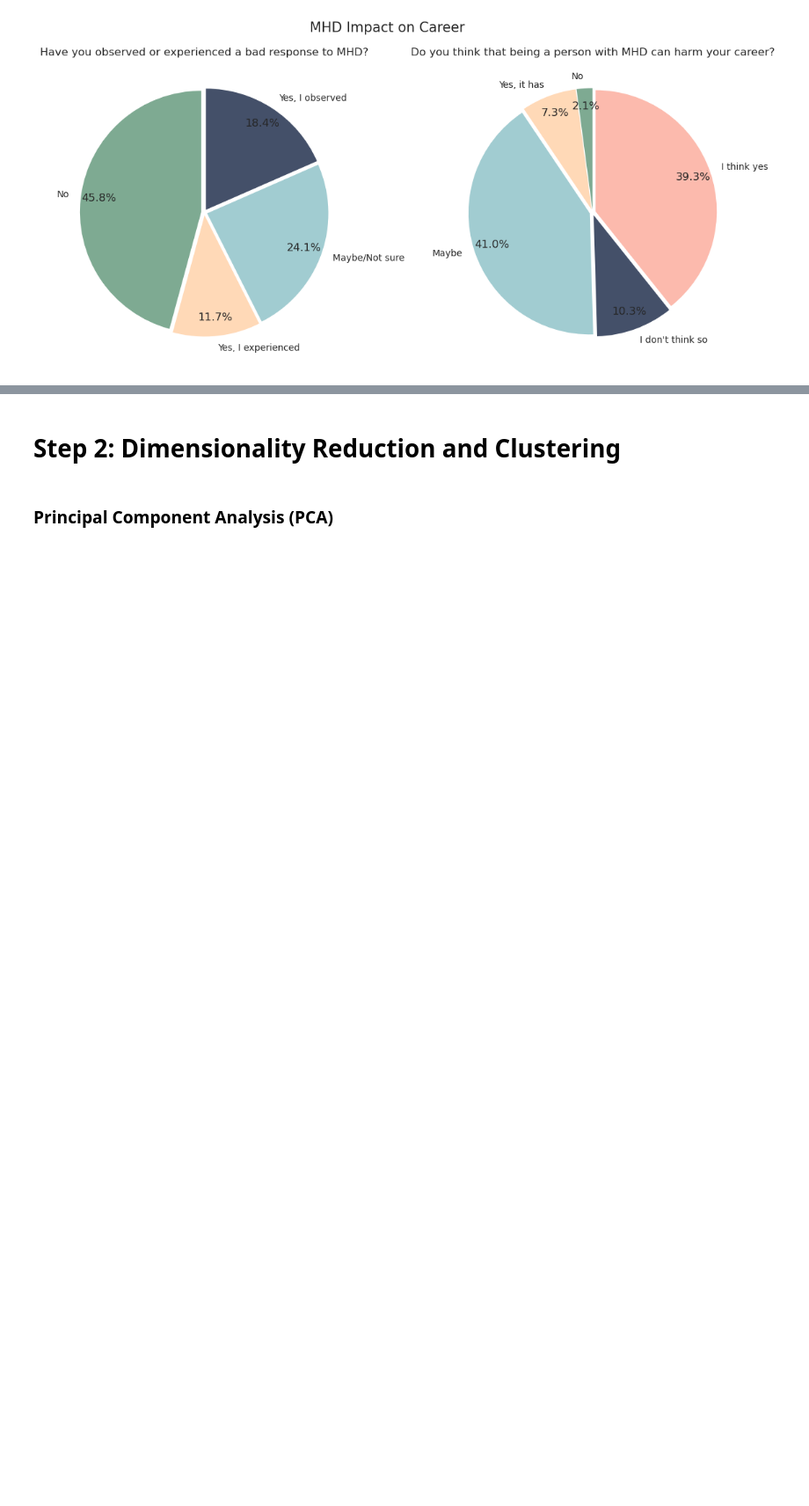
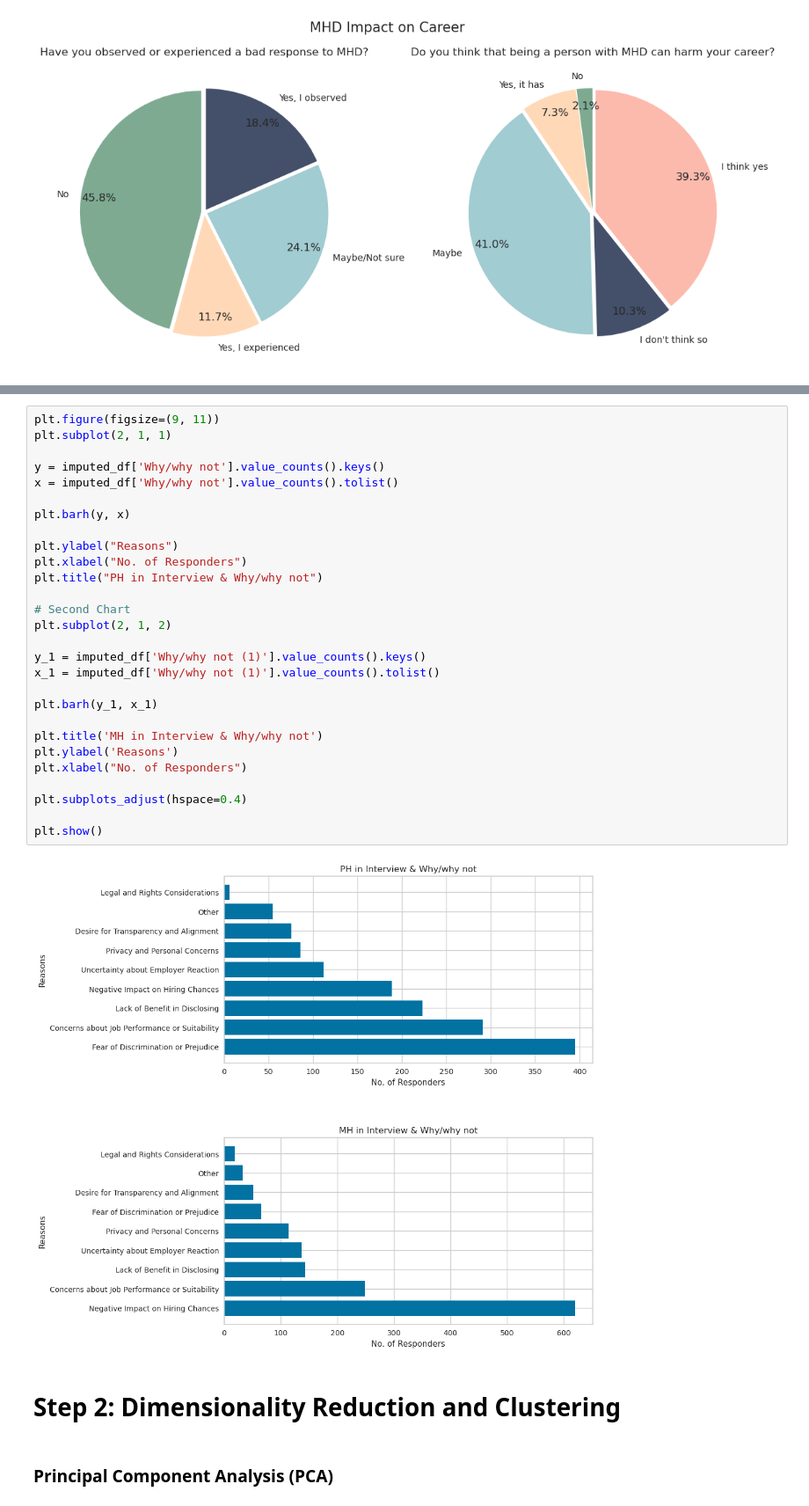
Before and after one commit to gulomovazukhrakhon/kaggle, a Jupyter notebook: mental-health-in-tech.ipynb, the cells around one changed output, grey strips where cells are left out. Shown at 88% size. Saved outputs shown, nothing was run; the diff lists cells and outputs as text; blank space fills up the shorter version.

```diff
--- a/mental-health-in-tech.ipynb
+++ b/mental-health-in-tech.ipynb
@@ -664,3 +809,33 @@ plt.show()
+# %%
+plt.figure(figsize=(9, 11))
+plt.subplot(2, 1, 1)
+
+y = imputed_df['Why/why not'].value_counts().keys()
+x = imputed_df['Why/why not'].value_counts().tolist()
+
+plt.barh(y, x)
+
+plt.ylabel("Reasons")
+plt.xlabel("No. of Responders")
+plt.title("PH in Interview & Why/why not")
+
+# Second Chart
+plt.subplot(2, 1, 2)
+
+y_1 = imputed_df['Why/why not (1)'].value_counts().keys()
+x_1 = imputed_df['Why/why not (1)'].value_counts().tolist()
+
+plt.barh(y_1, x_1)
+
+plt.title('MH in Interview & Why/why not')
+plt.ylabel('Reasons')
+plt.xlabel("No. of Responders")
+
+plt.subplots_adjust(hspace=0.4)
+
+plt.show()
+# %% [output]
+[figure, added]
 # %% [markdown]
 # Step 2: Dimensionality Reduction and Clustering
 # %% [markdown]
```
Also changed, not shown: parts of 16 cells of this notebook.
